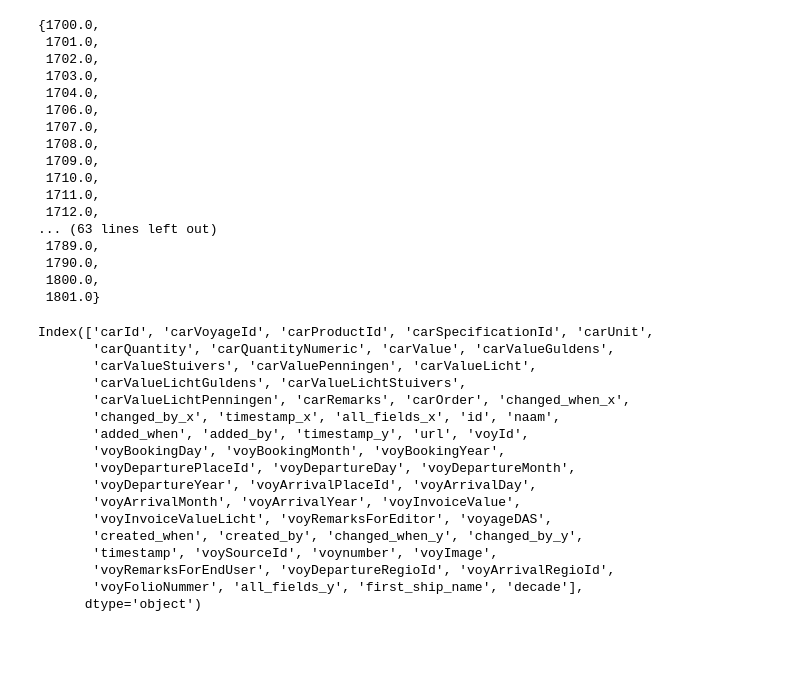
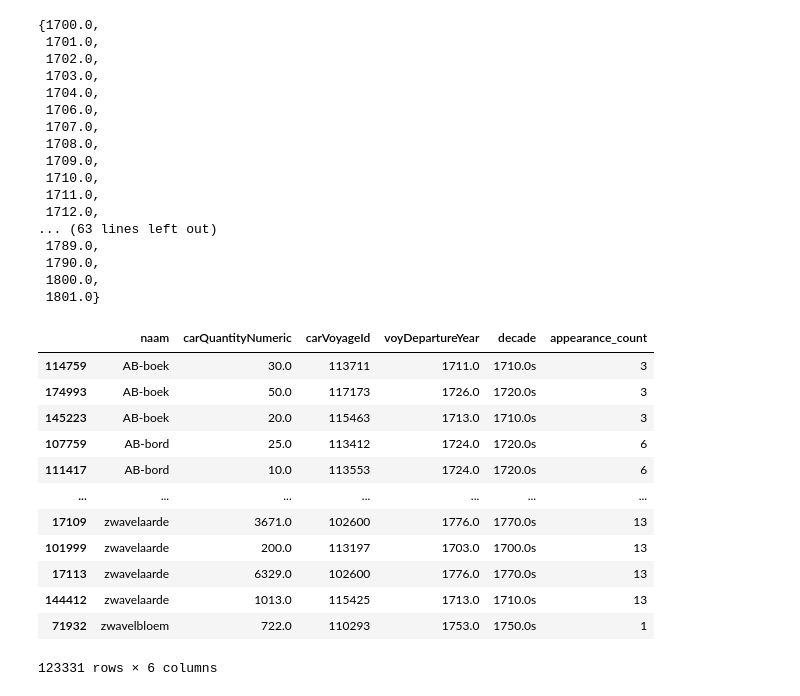
Before and after one commit to vera-pro/unstable-commodities, a Jupyter notebook: Shipping stability.ipynb, the cells around one changed output. Drawn from its saved outputs; the diff is of its cells as text; code cells hidden in the pictures; blank space fills up the shorter version.

```diff
--- a/Shipping stability.ipynb
+++ b/Shipping stability.ipynb
@@ -9,7 +12,7 @@
 # %% [markdown]
 ### Read the data <a class="anchor" id="read-data"></a>
 # %%
-DATA_DIR = '../BKB/data/' # change the path when running to point to your data directory
+DATA_DIR = 'data/' # change the path when running to point to your data directory
 # %%
 # First step: read the BKB data
 import glob
@@ -166,29 +172,24 @@ set(df_merged['voyDepartureYear'].tolist())
  1801.0}
 # %%
 df_merged['decade'] = df_merged['voyDepartureYear'].map(lambda x: str((x //10)*10)+'s')
-# %%
-df_merged.columns
-# %% [output]
-Index(['carId', 'carVoyageId', 'carProductId', 'carSpecificationId', 'carUnit',
-       'carQuantity', 'carQuantityNumeric', 'carValue', 'carValueGuldens',
-       'carValueStuivers', 'carValuePenningen', 'carValueLicht',
-       'carValueLichtGuldens', 'carValueLichtStuivers',
-       'carValueLichtPenningen', 'carRemarks', 'carOrder', 'changed_when_x',
-       'changed_by_x', 'timestamp_x', 'all_fields_x', 'id', 'naam',
-       'added_when', 'added_by', 'timestamp_y', 'url', 'voyId',
-       'voyBookingDay', 'voyBookingMonth', 'voyBookingYear',
-       'voyDeparturePlaceId', 'voyDepartureDay', 'voyDepartureMonth',
-       'voyDepartureYear', 'voyArrivalPlaceId', 'voyArrivalDay',
-       'voyArrivalMonth', 'voyArrivalYear', 'voyInvoiceValue',
-       'voyInvoiceValueLicht', 'voyRemarksForEditor', 'voyageDAS',
-       'created_when', 'created_by', 'changed_when_y', 'changed_by_y',
-       'timestamp', 'voySourceId', 'voynumber', 'voyImage',
-       'voyRemarksForEndUser', 'voyDepartureRegioId', 'voyArrivalRegioId',
-       'voyFolioNummer', 'all_fields_y', 'first_ship_name', 'decade'],
-      dtype='object')
 # %%
 df_merged_clean = df_merged[['naam','carQuantityNumeric','carVoyageId',
                             'voyDepartureYear','decade']].drop_duplicates()
 
 df_merged_clean['appearance_count'] = df_merged_clean.groupby('naam')['naam'].transform('size')
-df_merged_clean.sort_values(by='naam')
+df_merged_clean=df_merged_clean.sort_values(by='naam')
+df_merged_clean
+# %% [output]
+|  | naam | carQuantityNumeric | carVoyageId | voyDepartureYear | decade | appearance_count |
+| 114759 | AB-boek | 30.0 | 113711 | 1711.0 | 1710.0s | 3 |
+| 174993 | AB-boek | 50.0 | 117173 | 1726.0 | 1720.0s | 3 |
+| 145223 | AB-boek | 20.0 | 115463 | 1713.0 | 1710.0s | 3 |
+| 107759 | AB-bord | 25.0 | 113412 | 1724.0 | 1720.0s | 6 |
+| 111417 | AB-bord | 10.0 | 113553 | 1724.0 | 1720.0s | 6 |
+| ... | ... | ... | ... | ... | ... | ... |
+| 17109 | zwavelaarde | 3671.0 | 102600 | 1776.0 | 1770.0s | 13 |
+| 101999 | zwavelaarde | 200.0 | 113197 | 1703.0 | 1700.0s | 13 |
+| 17113 | zwavelaarde | 6329.0 | 102600 | 1776.0 | 1770.0s | 13 |
+| 144412 | zwavelaarde | 1013.0 | 115425 | 1713.0 | 1710.0s | 13 |
+| 71932 | zwavelbloem | 722.0 | 110293 | 1753.0 | 1750.0s | 1 |
+123331 rows × 6 columns
```
Also changed, not shown: parts of 27 cells of this notebook.
